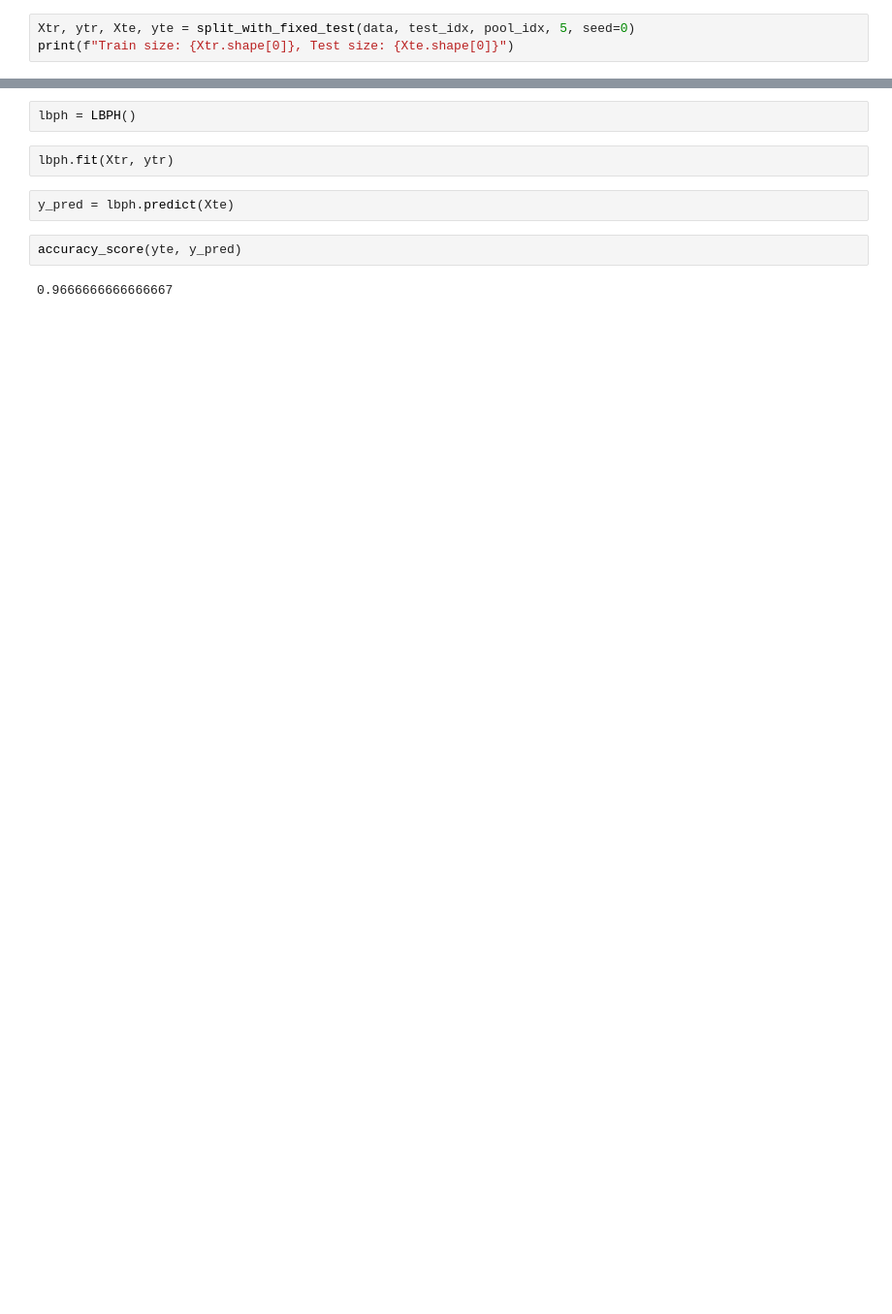
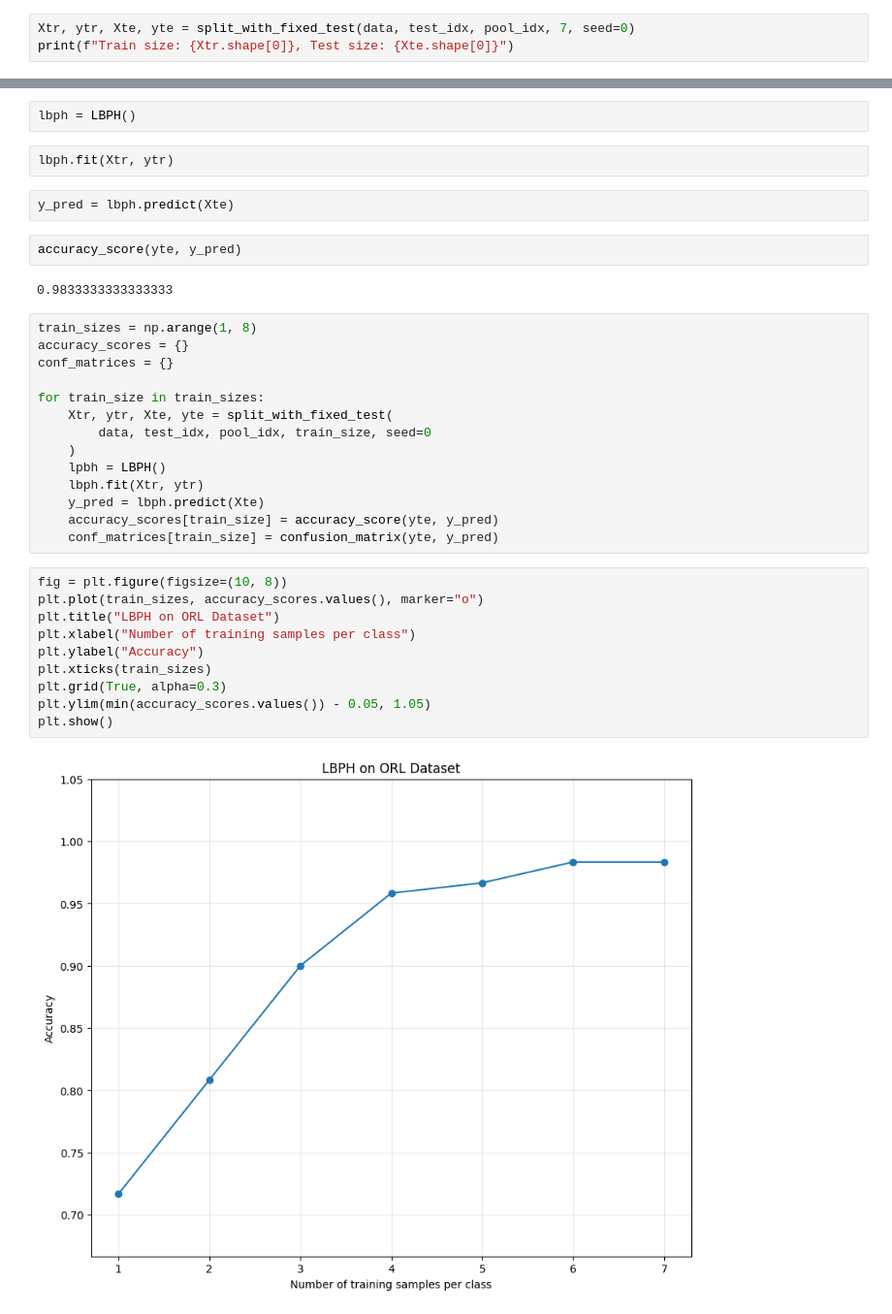
Before and after one commit to JeanJNMV/MDS-VIC_Face_Recognition, a Jupyter notebook: notebooks/J_00_experiments.ipynb, the cells around one changed output, grey strips where cells are left out. Shown at 97% size. Cells and saved outputs as stored; diff of their text form; blank space fills up the shorter version.

Commit message:
plot results in notebook lbph

```diff
--- a/notebooks/J_00_experiments.ipynb
+++ b/notebooks/J_00_experiments.ipynb
@@ -9,6 +9,6 @@ from sklearn.metrics import accuracy_score, confusion_matrix
 data = load_orl("../data/ORL")
 test_idx, pool_idx = make_fixed_test_indices(data, n_test=3, seed=0)
 # %%
-Xtr, ytr, Xte, yte = split_with_fixed_test(data, test_idx, pool_idx, 5, seed=0)
+Xtr, ytr, Xte, yte = split_with_fixed_test(data, test_idx, pool_idx, 7, seed=0)
 print(f"Train size: {Xtr.shape[0]}, Test size: {Xte.shape[0]}")
 # %% [output]
@@ -22,4 +22,30 @@ y_pred = lbph.predict(Xte)
 # %%
 accuracy_score(yte, y_pred)
 # %% [output]
-0.9666666666666667
+0.9833333333333333
+# %%
+train_sizes = np.arange(1, 8)
+accuracy_scores = {}
+conf_matrices = {}
+
+for train_size in train_sizes:
+    Xtr, ytr, Xte, yte = split_with_fixed_test(
+        data, test_idx, pool_idx, train_size, seed=0
+    )
+    lpbh = LBPH()
+    lbph.fit(Xtr, ytr)
+    y_pred = lbph.predict(Xte)
+    accuracy_scores[train_size] = accuracy_score(yte, y_pred)
+    conf_matrices[train_size] = confusion_matrix(yte, y_pred)
+# %%
+fig = plt.figure(figsize=(10, 8))
+plt.plot(train_sizes, accuracy_scores.values(), marker="o")
+plt.title("LBPH on ORL Dataset")
+plt.xlabel("Number of training samples per class")
+plt.ylabel("Accuracy")
+plt.xticks(train_sizes)
+plt.grid(True, alpha=0.3)
+plt.ylim(min(accuracy_scores.values()) - 0.05, 1.05)
+plt.show()
+# %% [output]
+[figure, added]
```
Also changed, not shown: parts of 3 cells of this notebook.
